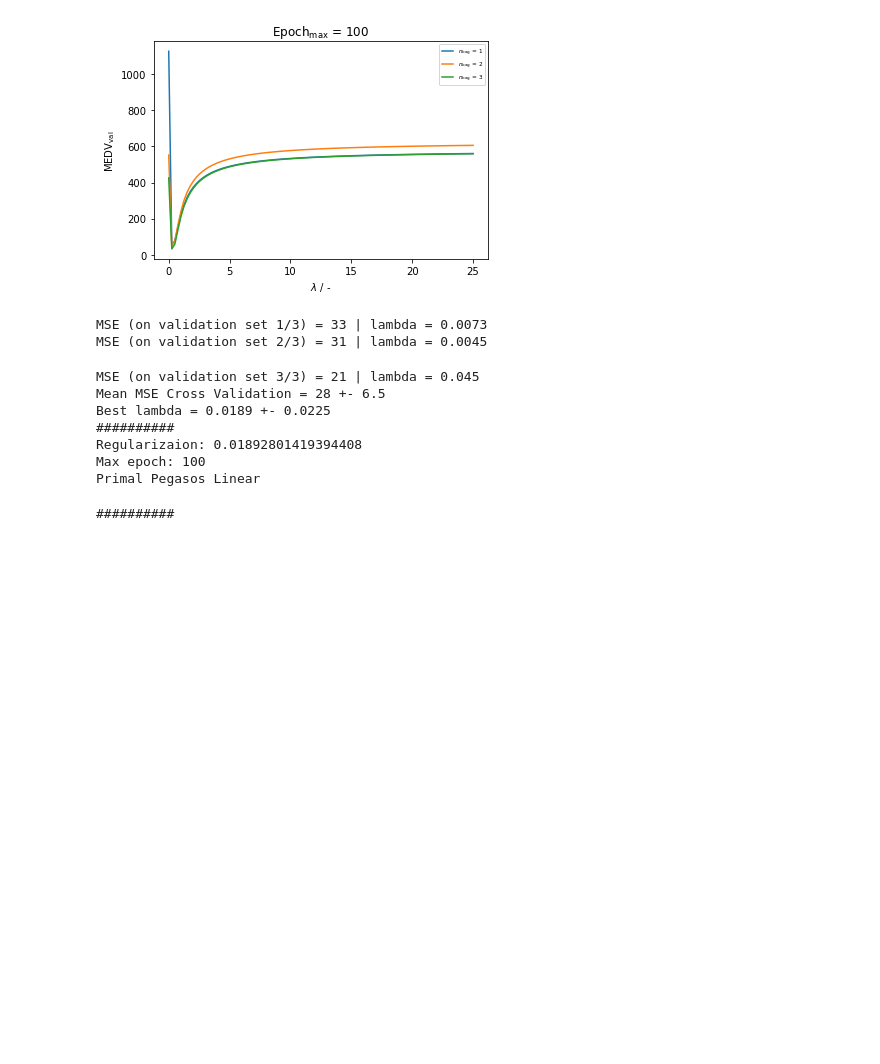
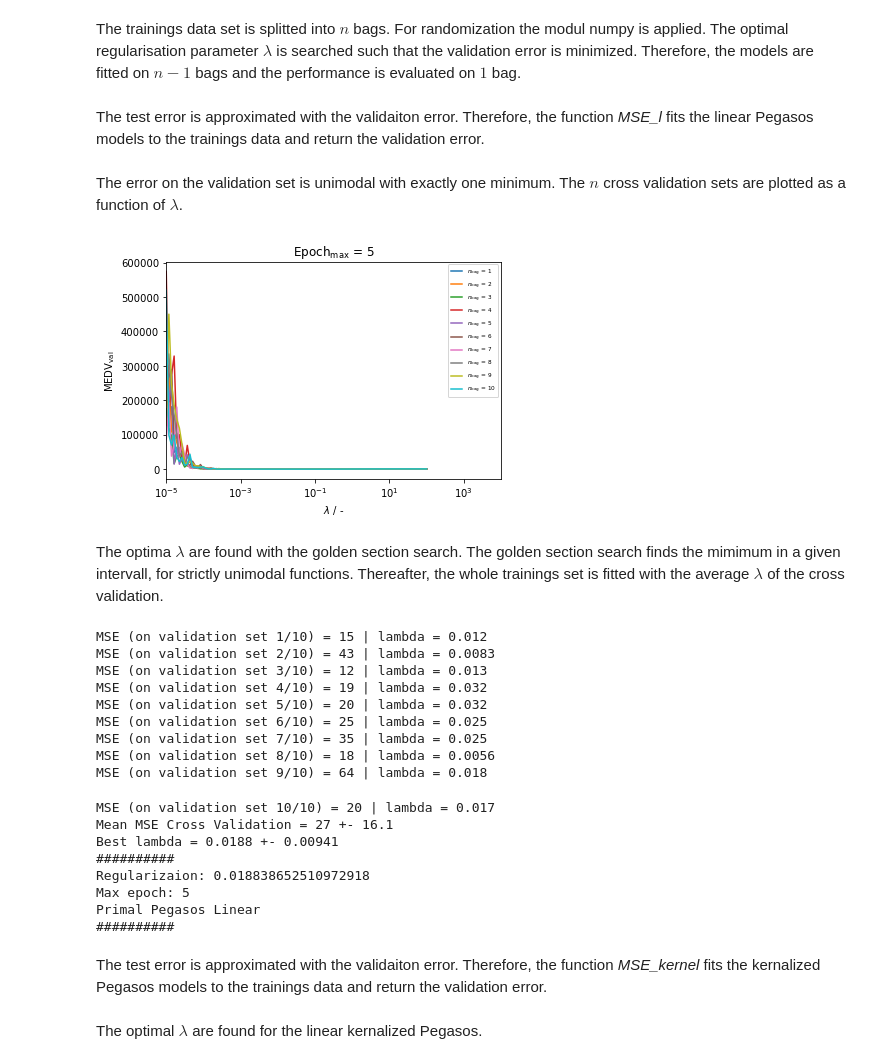
Before and after one commit to hohmlearning/Pegasos, a Jupyter notebook: Test.ipynb, the cells around one changed output. Saved outputs shown, nothing was run; the diff lists cells and outputs as text; code cells hidden in the pictures; blank space fills up the shorter version.

```diff
--- a/Test.ipynb
+++ b/Test.ipynb
@@ -43,13 +65,21 @@ y_train = y[n_train]
 
 X_test = X[n_test,:]
 y_test =  y[n_test]
+# %% [markdown]
+The trainings data set is splitted into $n$ bags.
+For randomization the modul numpy is applied.
+The optimal regularisation parameter $\lambda$ is searched such that the validation error is minimized.
+Therefore, the models are fitted on $n - 1$ bags and the performance is evaluated on $1$ bag.
 # %%
-n_bags = 3
+n_bags = 10
 np.random.seed(42)
 bags_list = preparation_cross_validation(X_train, y_train, n_bags)
+# %% [markdown]
+The test error is approximated with the validaiton error.
+Therefore, the function *MSE_l* fits the linear Pegasos models to the trainings data and return the validation error.
 # %%
 l_opt_list = []
-epoch_max_diagram = 100
+epoch_max_diagram = 5
 def MSE_l (l, Pegasos_regression, epoch_max, epsilon, X_train, y_train, X_val, y_val):
     Pegasos = Pegasos_regression(regularization=l,
                                  epoch_max=epoch_max,
@@ -58,41 +88,50 @@ def MSE_l (l, Pegasos_regression, epoch_max, epsilon, X_train, y_train, X_val, y
     Pegasos.fit(X_train, y_train)
     MSE_ = Pegasos.MSE(X_val, y_val)
     return (MSE_)
+# %% [markdown]
+The error on the validation set is unimodal with exactly one minimum.
+The $n$ cross validation sets are plotted as a function of $\lambda$.
 # %%
 legend_list = ['$n\mathrm{_{bag}}$ = ' + str(i+1) for i in range(n_bags)]
-l_array = np.linspace(0.00001, 25, 100)
+l_array = np.logspace(-5, 2, 100)
 for n_val in tqdm(range (n_bags)):
     X_train_ = []
     y_train_ = []
     X_val_ = np.array(bags_list[n_val].x)
     y_val_ =  np.array(bags_list[n_val].y)
     for n in range (n_bags):
         if n_val != n:
             X_train_ += bags_list[n].x
             y_train_ += bags_list[n].y
     X_train_ = np.array(X_train_)
     y_train_ = np.array(y_train_)
 
     MSE_min = lambda l: MSE_l(l,
                               Pegasos_regression=Pegasos_regression,
                               epoch_max=epoch_max_diagram,
                               epsilon=1E-8,
                               X_train=X_train_,
                               y_train=y_train_,
                               X_val=X_val_,
                               y_val=y_val_)
     MSE_min_vec = np.vectorize(MSE_min)
     plt.plot(l_array, MSE_min_vec(l_array))
 
 plt.title('Epoch$\mathrm{_{max}}$ = ' + '{:.0f}'.format(epoch_max_diagram))
 plt.xlabel('$\lambda$ / -')
+plt.xscale('log')
+plt.xlim(1E-5, 10000)
 plt.ylabel('MEDV$\mathrm{_{val}}$')
 plt.legend(legend_list, loc='upper right', fontsize='xx-small')
 plt.show()
 # %% [output]
-[figure, old version]
+[figure, new version]
+# %% [markdown]
+The optima $\lambda$ are found with the golden section search.
+The golden section search finds the mimimum in a given intervall, for strictly unimodal functions.
+Thereafter, the whole trainings set is fitted with the average $\lambda$ of the cross validation.
 # %%
-epoch_max = 100
+epoch_max = 5
 MSE_mean = 0
 MSE_list = []
 l_opt_list = []
@@ -114,6 +153,7 @@ for n_val in range (n_bags):
                               epsilon=1E-8,
                               X_train=X_train_, y_train=y_train_,
                               X_val=X_val_, y_val=y_val_)
+
     l_opt = golden_section_search(MSE_min, 1E-3, 10, 1E-3)
     l_opt_list.append(l_opt)
     MSE_list.append(MSE_min(l_opt))
@@ -130,16 +170,26 @@ Pegasos_linear_CV = Pegasos_regression(regularization=l_best_linear,
                              epsilon=1E-8)
 Pegasos_linear_CV.fit(X_train, y_train)
 # %% [output]
-MSE (on validation set 1/3) = 33 | lambda = 0.0073
-MSE (on validation set 2/3) = 31 | lambda = 0.0045
+MSE (on validation set 1/10) = 15 | lambda = 0.012
+MSE (on validation set 2/10) = 43 | lambda = 0.0083
+MSE (on validation set 3/10) = 12 | lambda = 0.013
+MSE (on validation set 4/10) = 19 | lambda = 0.032
+MSE (on validation set 5/10) = 20 | lambda = 0.032
+MSE (on validation set 6/10) = 25 | lambda = 0.025
+MSE (on validation set 7/10) = 35 | lambda = 0.025
+MSE (on validation set 8/10) = 18 | lambda = 0.0056
+MSE (on validation set 9/10) = 64 | lambda = 0.018
-MSE (on validation set 3/3) = 21 | lambda = 0.045
-Mean MSE Cross Validation = 28 +- 6.5
-Best lambda = 0.0189 +- 0.0225
+MSE (on validation set 10/10) = 20 | lambda = 0.017
+Mean MSE Cross Validation = 27 +- 16.1
+Best lambda = 0.0188 +- 0.00941
 ##########
-Regularizaion: 0.01892801419394408
-Max epoch: 100
+Regularizaion: 0.018838652510972918
+Max epoch: 5
 Primal Pegasos Linear
+##########
-##########
+# %% [markdown]
+The test error is approximated with the validaiton error.
+Therefore, the function *MSE_kernel* fits the kernalized Pegasos models to the trainings data and return the validation error.
 # %%
 def MSE_kernel (l, Pegasos, Kernel, epoch_max, epsilon, X_train, y_train, X_val, y_val):
     Pegasos_ = Pegasos(kernel=Kernel,
@@ -150,6 +200,8 @@ def MSE_kernel (l, Pegasos, Kernel, epoch_max, epsilon, X_train, y_train, X_val,
     Pegasos_.fit(X_train, y_train)
     MSE_ = Pegasos_.MSE(X_val, y_val)
     return (MSE_)
+# %% [markdown]
+The optimal $\lambda$ are found for the linear kernalized Pegasos.
 # %%
 MSE_mean = 0
 MSE_list = []
```
Also changed, not shown: parts of 22 cells of this notebook, 1 other file.
